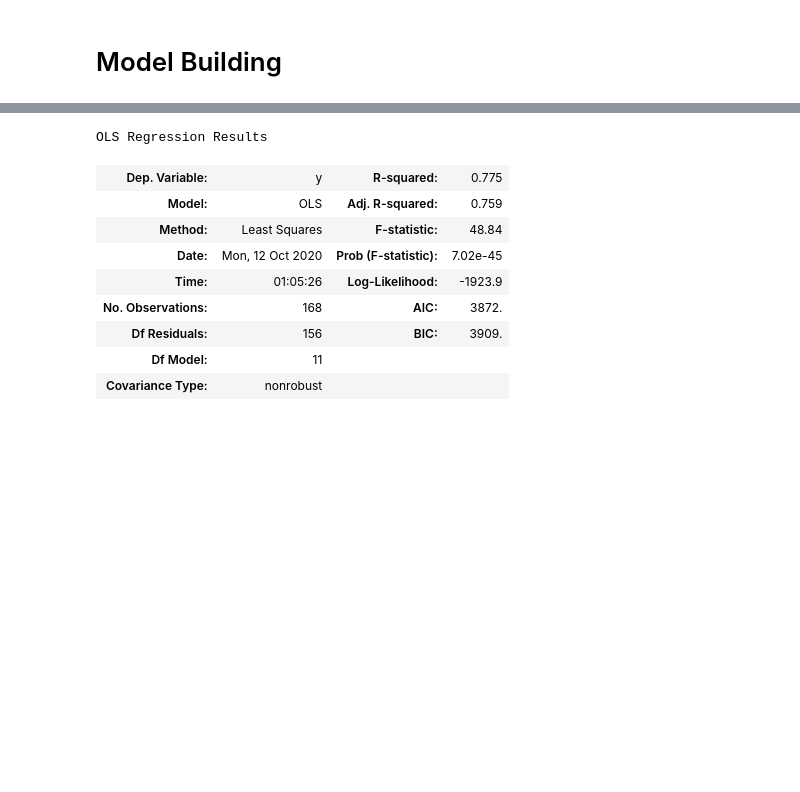
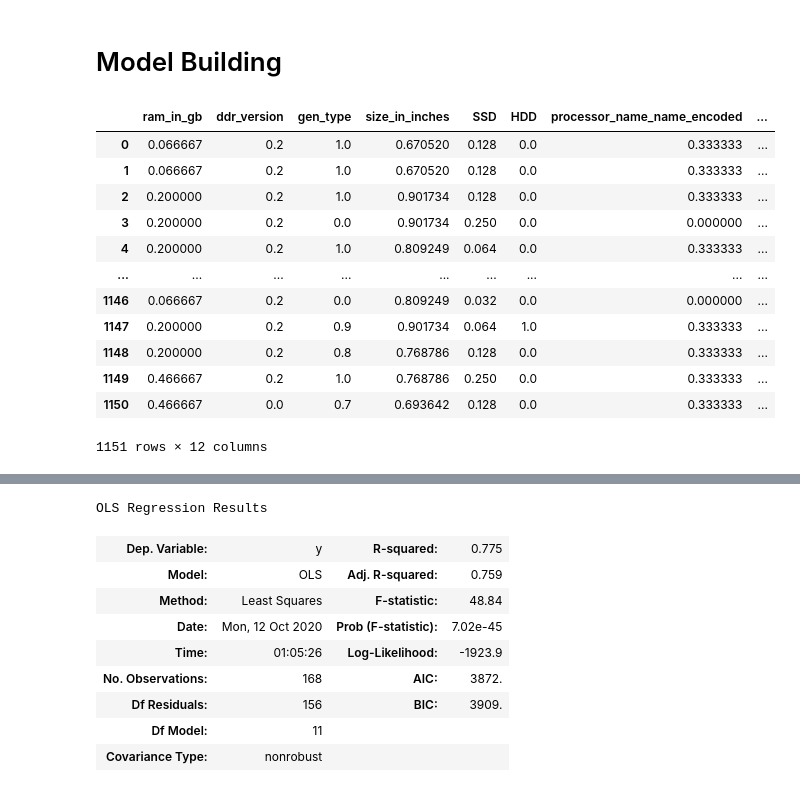
Before and after one commit to TeguhPermana666/Forecasting_Laptop-Price, a Jupyter notebook: model_building.ipynb, the cells around one changed output, grey strips where cells are left out. Cells and saved outputs as stored; diff of their text form; code cells hidden in the pictures; blank space fills up the shorter version.

```diff
--- a/model_building.ipynb
+++ b/model_building.ipynb
@@ -5,10 +5,29 @@ import pandas as pd
 import numpy as np
 import seaborn as sns
 # %%
-df_model=pd.read_csv('Clean.csv')
+df_model=pd.read_csv('Clean.csv',index_col=[0])
 # %%
 X = df_model.drop('Price',axis=1)
 Y = df_model['Price'].values
+# %%
+from sklearn.preprocessing import MinMaxScaler
+min_max = MinMaxScaler()
+X = pd.DataFrame(min_max.fit_transform(X),columns=X.columns,index=X.index)
+X
+# %% [output]
+|  | ram_in_gb | ddr_version | gen_type | size_in_inches | SSD | HDD | processor_name_name_encoded | ... |
+| 0 | 0.066667 | 0.2 | 1.0 | 0.670520 | 0.128 | 0.0 | 0.333333 | ... |
+| 1 | 0.066667 | 0.2 | 1.0 | 0.670520 | 0.128 | 0.0 | 0.333333 | ... |
+| 2 | 0.200000 | 0.2 | 1.0 | 0.901734 | 0.128 | 0.0 | 0.333333 | ... |
+| 3 | 0.200000 | 0.2 | 0.0 | 0.901734 | 0.250 | 0.0 | 0.000000 | ... |
+| 4 | 0.200000 | 0.2 | 1.0 | 0.809249 | 0.064 | 0.0 | 0.333333 | ... |
+| ... | ... | ... | ... | ... | ... | ... | ... | ... |
+| 1146 | 0.066667 | 0.2 | 0.0 | 0.809249 | 0.032 | 0.0 | 0.000000 | ... |
+| 1147 | 0.200000 | 0.2 | 0.9 | 0.901734 | 0.064 | 1.0 | 0.333333 | ... |
+| 1148 | 0.200000 | 0.2 | 0.8 | 0.768786 | 0.128 | 0.0 | 0.333333 | ... |
+| 1149 | 0.466667 | 0.2 | 1.0 | 0.768786 | 0.250 | 0.0 | 0.333333 | ... |
+| 1150 | 0.466667 | 0.0 | 0.7 | 0.693642 | 0.128 | 0.0 | 0.333333 | ... |
+1151 rows × 12 columns
 # %%
 df_model.corr()
 # %% [output]
```
Also changed, not shown: parts of 1 cell of this notebook, 2 other files.
